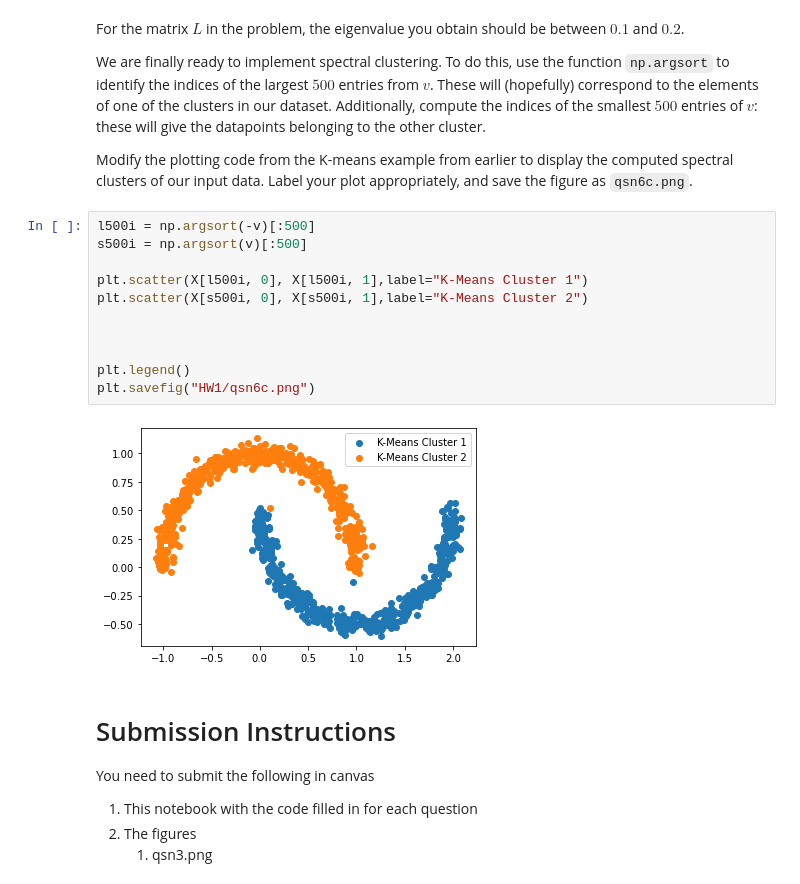
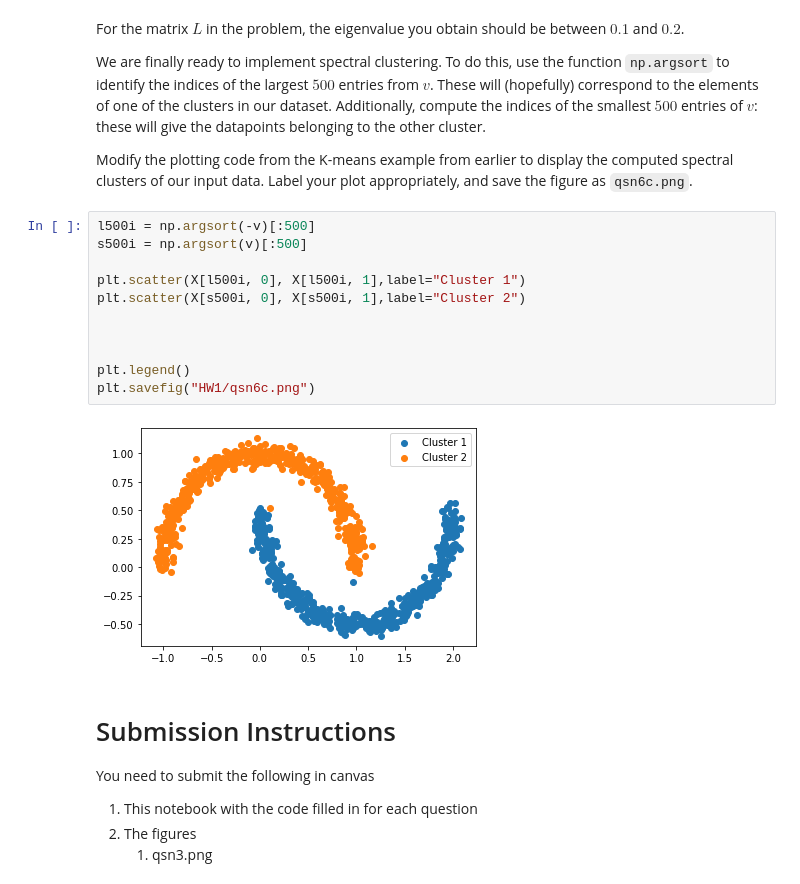
Before and after one commit to aissav/CSE-5008_Scientific-Programming, a Jupyter notebook: Assignment 1/CME193_Assignment1_AissaHOUDJEDJ.ipynb, the cells around one changed output. Saved outputs shown, nothing was run; the diff lists cells and outputs as text.

```diff
--- a/Assignment 1/CME193_Assignment1_AissaHOUDJEDJ.ipynb
+++ b/Assignment 1/CME193_Assignment1_AissaHOUDJEDJ.ipynb
@@ -764,16 +754,16 @@ Modify the plotting code from the K-means example from earlier to display the co
 # %%
 l500i = np.argsort(-v)[:500]
 s500i = np.argsort(v)[:500]
 
-plt.scatter(X[l500i, 0], X[l500i, 1],label="K-Means Cluster 1")
-plt.scatter(X[s500i, 0], X[s500i, 1],label="K-Means Cluster 2")
+plt.scatter(X[l500i, 0], X[l500i, 1],label="Cluster 1")
+plt.scatter(X[s500i, 0], X[s500i, 1],label="Cluster 2")
 
 
 
 plt.legend()
 plt.savefig("HW1/qsn6c.png")
 # %% [output]
-[figure, old version]
+[figure, new version]
 # %% [markdown]
 # Submission Instructions
 
```
Also changed, not shown: parts of 3 cells of this notebook, 1 other file.
